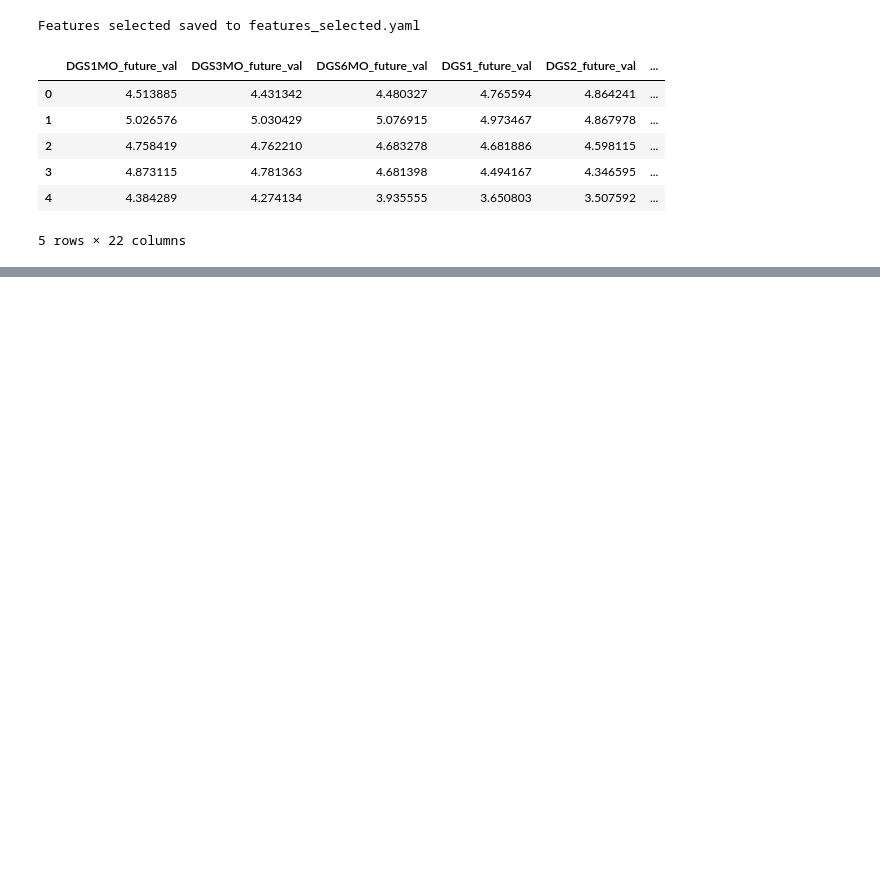
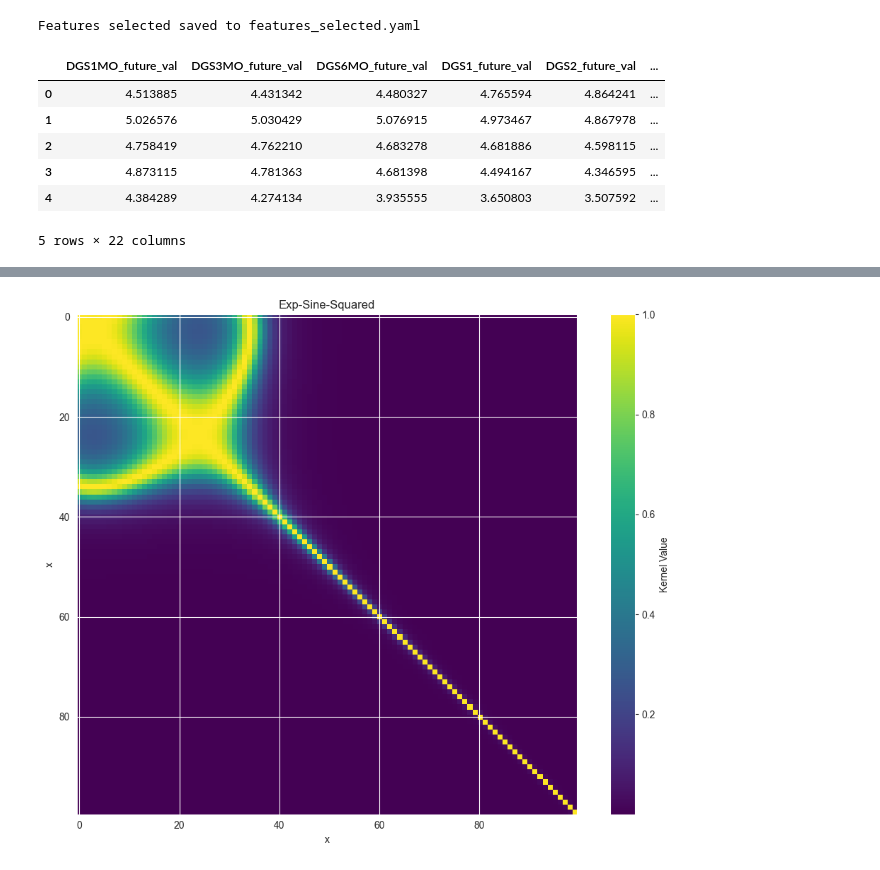
Before and after one commit to ttoe05/bond-yields-gp-model, a Jupyter notebook: src/dgs-analysis.ipynb, the cells around one changed output, grey strips where cells are left out. Cells and saved outputs as stored; diff of their text form; code cells hidden in the pictures; blank space fills up the shorter version.

```diff
--- a/src/dgs-analysis.ipynb
+++ b/src/dgs-analysis.ipynb
@@ -554,4 +554,28 @@ def feature_reduction(df1: pd.DataFrame, df2: pd.DataFrame, col_threshold: str)
     # other_features = [feature for feature in df2.index if feature not in max_correlated_features]
 
     return max_correlated_features
+
+
+def feature_reduction2(df1: pd.DataFrame, df2: pd.DataFrame, col_threshold: str) -> list[str]:
+    """
+    Get the max correlated feature in each cluster for each dependent variable
+    Args:
+        df1:
+        df2:
+        col_threshold:
+
+    Returns:
+
+    """
+    grouped_features = df1.groupby('cluster')['feature'].apply(list)
+    max_correlated_features = []
+    for cluster, features in grouped_features.items():
+        for dependent_variable in df2['dependent_variable'].unique():
+            max_feature_indx = df2[(df2['dependent_variable'] == dependent_variable) & (df2['independent_variable'].isin(features))][col_threshold].idxmax()
+            max_corr_feature = df2.loc[max_feature_indx]['independent_variable']
+            max_correlated_features.append(max_corr_feature)
+    # get rid of any duplicate values
+    max_correlated_features = list(set(max_correlated_features))
+    # other_features = [feature for feature in df2.index if feature not in max_correlated_features]
+    return max_correlated_features
 # %%
@@ -627,0 +770,20 @@ df_sample.head()
+# %%
+# Define a range of input values
+RationalQuadratic_kernel = (ConstantKernel(1.0, (1e-3, 1e3)) *
+                                 RationalQuadratic(length_scale=1.0, alpha=1.0,
+                                                 length_scale_bounds=(1e-2, 1e2),
+                                                 alpha_bounds=(1e-5, 1e5)) +
+                                 WhiteKernel(noise_level=1e-5))
+# %%
+plt.figure(figsize=(10, 8))
+K = RationalQuadratic_kernel(y)
+plt.imshow(K, interpolation="nearest", cmap="viridis")
+plt.title(name)
+plt.colorbar(label="Kernel Value")
+plt.xlabel("x")
+plt.ylabel("x")
+
+plt.tight_layout()
+plt.show()
+# %% [output]
+[figure, added]
```
Also changed, not shown: parts of 13 cells of this notebook, 6 other files.
